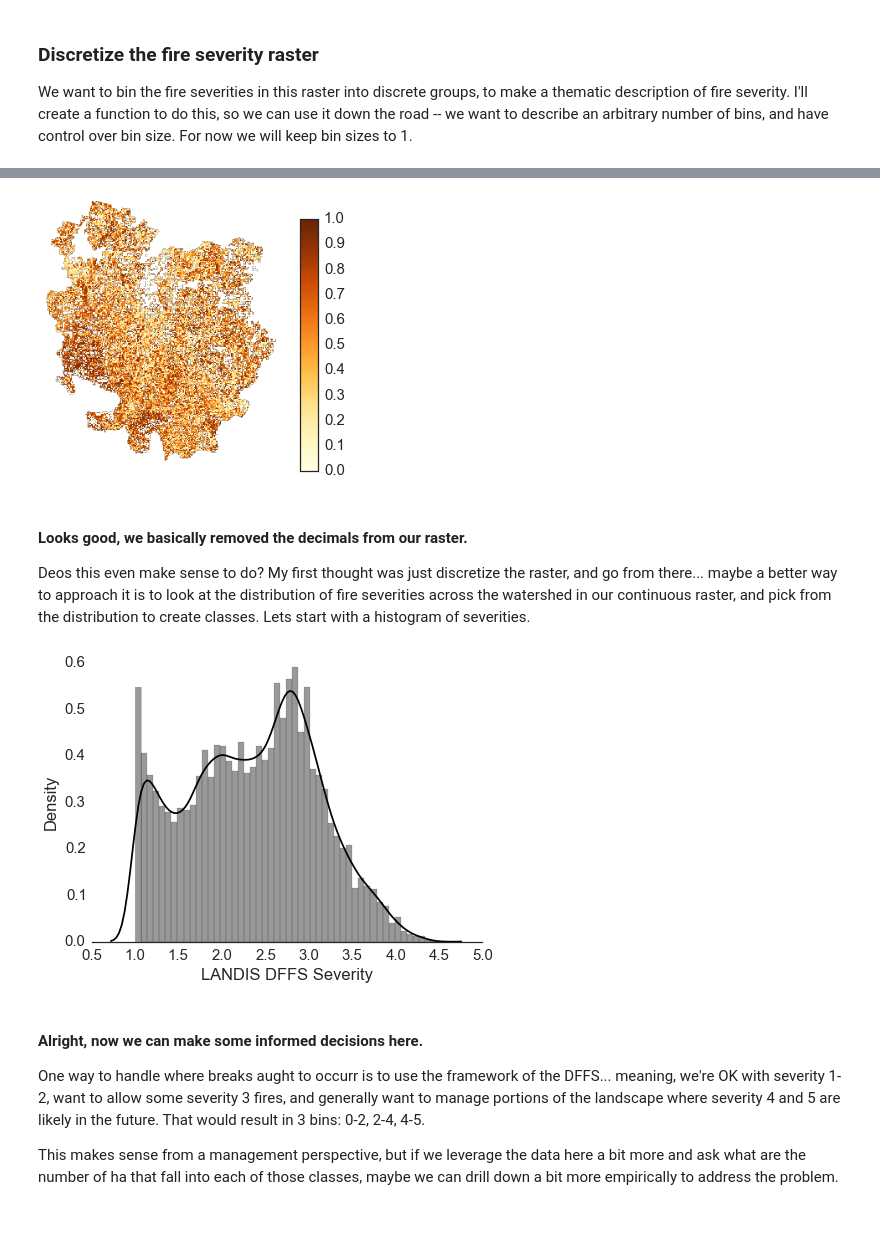
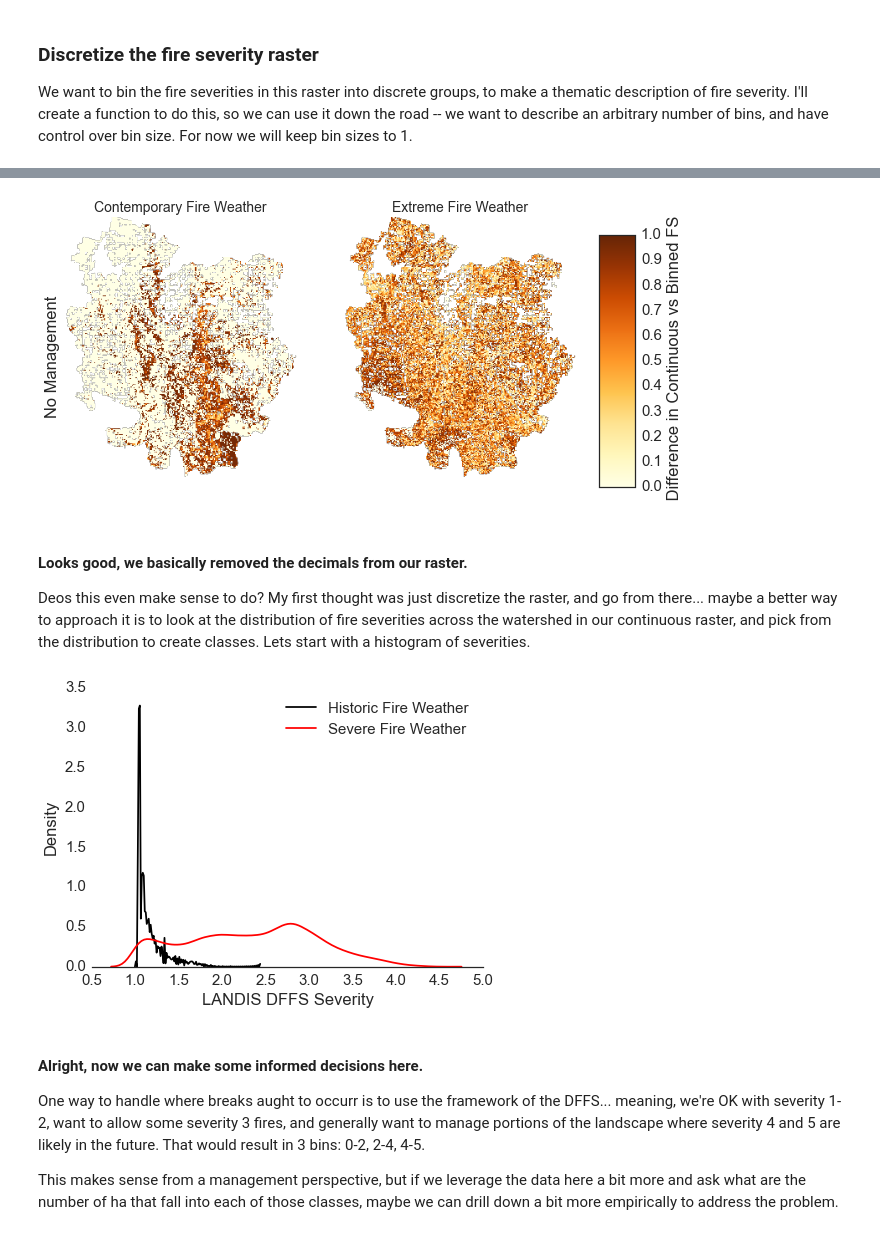
Before and after one commit to djkrofch/DinkeyCreek, a Jupyter notebook: Dinkey_TreatmentPlacement.ipynb, the cells around one changed output, grey strips where cells are left out. Saved outputs shown, nothing was run; the diff lists cells and outputs as text; code cells hidden in the pictures.

```diff
--- a/Dinkey_TreatmentPlacement.ipynb
+++ b/Dinkey_TreatmentPlacement.ipynb
@@ -20,6 +20,7 @@ import os
 
 # ------- Working directory
 dataDir = 'Z:/Dan K/DinkeyCreek/LANDIS_RUNS/ProductionV2/'
+simNames = ['NoMgmtHistoricFireLowP', 'NoMgmtSevereFireLowP']
 # %% [markdown]
 #### Import some functions we developed earlier
 Specifically, we're looking to work with the severity raster data from the previous simulations. We first pull them into a numpy list of gdal arrays (severityStack), then we build a zstack with numpy's dstack so that we can calculate the mean and variance of each pixel across replicates (severityGen).
@@ -72,9 +72,10 @@ sevVarMapsLowP.append(sevVarmap)
 # %%
 # Plot our hard earned severity raster
-f, ax = plt.subplots(1,1, figsize =(5,5))
-plt.subplots_adjust(wspace = -.5, hspace = 0.1)
+f,( ax1, ax2) = plt.subplots(1,2, figsize =(10,5))
+plt.subplots_adjust(wspace = 0, hspace = 0.1)
 
-sevMap = ax.imshow(sevMapsLowP[0][simName], cmap = 'YlOrBr', vmin = 0, vmax = 5)
+sevMap = ax1.imshow(sevMapsLowP[0][simNames[0]], cmap = 'YlOrBr', vmin = 0, vmax = 5)
+sevMapS = ax2.imshow(sevMapsLowP[1][simNames[1]], cmap = 'YlOrBr', vmin = 0, vmax = 5)
 
 # Remove the axes
 sns.despine()
@@ -85,8 +86,13 @@ for ax in f.axes:
     ax.get_yaxis().set_ticks([])
 
 # Add the color bar
-cbar_ax = f.add_axes([0.90, 0.15, 0.05, 0.7])
-f.colorbar(sevMap, cax=cbar_ax)
+cbar_ax = f.add_axes([0.90, 0.15, 0.03, 0.7])
+f.colorbar(sevMap, cax=cbar_ax, label = 'Fire Severity')
+
+# Labels
+ax1.set_title('Contemporary Fire Weather', fontsize = 14)
+ax2.set_title('Extreme Fire Weather', fontsize = 14)
+ax1.set_ylabel('No Management')
 
 
 sns.set_style('white')
@@ -139,40 +155,52 @@ what the heck. Well, it makes sense actually, lets look for the difference betwe
 # %%
-sevDiff = binnedSEV - sevMapsLowP[0][simName]
+sevDiff = binnedSEV - sevMapsLowP[0][simNames[0]]
+sevDiffS = binnedSEVS - sevMapsLowP[1][simNames[1]]
 
-f, ax = plt.subplots(1,1, figsize =(5,5))
-sevMap = ax.imshow(sevDiff, cmap = 'YlOrBr', vmin = 0, vmax = 1)
+f,( ax1, ax2) = plt.subplots(1,2, figsize =(10,5))
+plt.subplots_adjust(wspace = 0, hspace = 0.1)
+
+sevMap = ax1.imshow(sevDiff, cmap = 'YlOrBr', vmin = 0, vmax = 1)
+sevMapS = ax2.imshow(sevDiffS, cmap = 'YlOrBr', vmin = 0, vmax = 1)
 
 # Remove the axes
 sns.despine()
 for ax in f.axes:
     ax.spines['left'].set_visible(False)
     ax.spines['bottom'].set_visible(False)
     ax.get_xaxis().set_ticks([])
     ax.get_yaxis().set_ticks([])
 
 # Add the color bar
 cbar_ax = f.add_axes([0.90, 0.15, 0.05, 0.7])
-f.colorbar(sevMap, cax=cbar_ax)
+f.colorbar(sevMap, cax=cbar_ax, label = ' Difference in Continuous vs Binned FS')
+
+# Labels
+ax1.set_title('Contemporary Fire Weather', fontsize = 14)
+ax2.set_title('Extreme Fire Weather', fontsize = 14)
+ax1.set_ylabel('No Management')
 
 
 sns.set_style('white')
 sns.set_context('notebook',font_scale=1.5)
 # %% [output]
-[figure, old version]
+[figure, new version]
 # %% [markdown]
 #### Looks good, we basically removed the decimals from our raster.
 Deos this even make sense to do? My first thought was just discretize the raster, and go from there... maybe a better way to approach it is to look at the distribution of fire severities across the watershed in our continuous raster, and pick from the distribution to create classes. Lets start with a histogram of severities.
 # %%
 # Create a pandas dataframe out of the numpy array
-sevdf = pd.DataFrame(dict(SEV = sevMapsLowP[0][simName].ravel()))
+sevdf = pd.DataFrame(dict(SEV = sevMapsLowP[0][simNames[0]].ravel()))
+sevdfS = pd.DataFrame(dict(SEV = sevMapsLowP[1][simNames[1]].ravel()))
 
-f, ax = plt.subplots(1,1, figsize =(7,5))
-sns.distplot(sevdf.SEV.dropna(), color = 'k')
-ax.set_xlabel('LANDIS DFFS Severity')
-ax.set_ylabel('Density')
+f, (ax1) = plt.subplots(1,1, figsize =(7,5))
+sns.distplot(sevdf.SEV.dropna(), hist = False, color = 'k', ax = ax1, label='Historic Fire Weather')
+sns.distplot(sevdfS.SEV.dropna(), hist = False, color = 'r', ax = ax1, label = 'Severe Fire Weather')
+
+ax1.set_xlabel('LANDIS DFFS Severity')
+ax1.set_ylabel('Density')
 sns.despine(left=True)
 # %% [output]
-[figure, old version]
+[figure, new version]
 # %% [markdown]
 #### Alright, now we can make some informed decisions here.
 One way to handle where breaks aught to occurr is to use the framework of the DFFS... meaning, we're OK with severity 1-2, want to allow some severity 3 fires, and generally want to manage portions of the landscape where severity 4 and 5 are likely in the future. That would result in 3 bins: 0-2, 2-4, 4-5.
```
Also changed, not shown: parts of 11 cells of this notebook.
